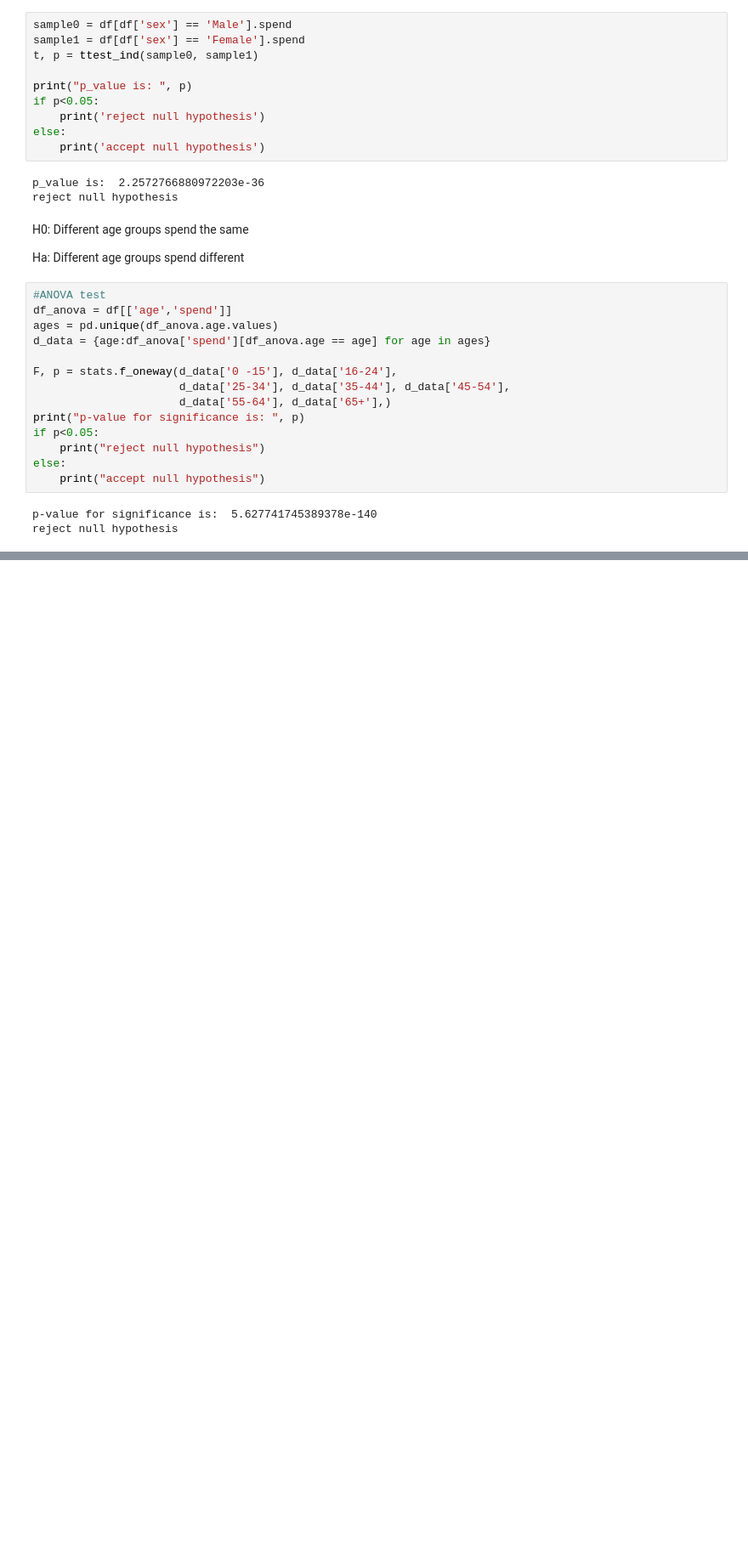
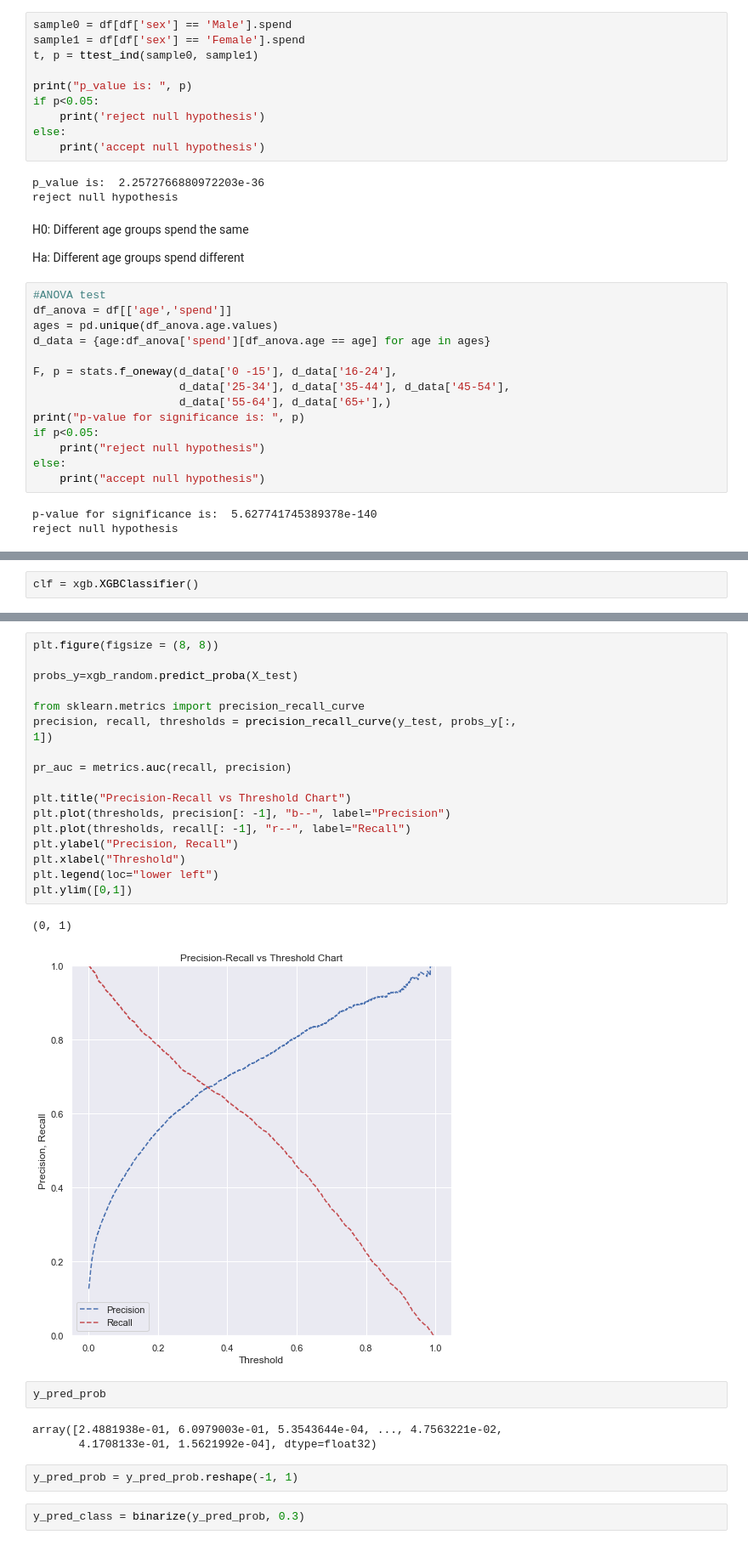
Before and after one commit to runnerup67/SpringboardDSC, a Jupyter notebook: London_Toursim.ipynb, the cells around one changed output, grey strips where cells are left out. Shown at 85% size. Cells and saved outputs as stored; diff of their text form; blank space fills up the shorter version.

```diff
--- a/London_Toursim.ipynb
+++ b/London_Toursim.ipynb
@@ -438,0 +629,2 @@ reject null hypothesis
+# %%
+clf = xgb.XGBClassifier()
@@ -438,0 +726,30 @@ reject null hypothesis
+# %%
+plt.figure(figsize = (8, 8))
+
+probs_y=xgb_random.predict_proba(X_test)
+
+from sklearn.metrics import precision_recall_curve
+precision, recall, thresholds = precision_recall_curve(y_test, probs_y[:,
+1])
+
+pr_auc = metrics.auc(recall, precision)
+
+plt.title("Precision-Recall vs Threshold Chart")
+plt.plot(thresholds, precision[: -1], "b--", label="Precision")
+plt.plot(thresholds, recall[: -1], "r--", label="Recall")
+plt.ylabel("Precision, Recall")
+plt.xlabel("Threshold")
+plt.legend(loc="lower left")
+plt.ylim([0,1])
+# %% [output]
+(0, 1)
+[figure, added]
+# %%
+y_pred_prob
+# %% [output]
+array([2.4881938e-01, 6.0979003e-01, 5.3543644e-04, ..., 4.7563221e-02,
+       4.1708133e-01, 1.5621992e-04], dtype=float32)
+# %%
+y_pred_prob = y_pred_prob.reshape(-1, 1)
+# %%
+y_pred_class = binarize(y_pred_prob, 0.3)
```
Also changed, not shown: parts of 79 cells of this notebook.
